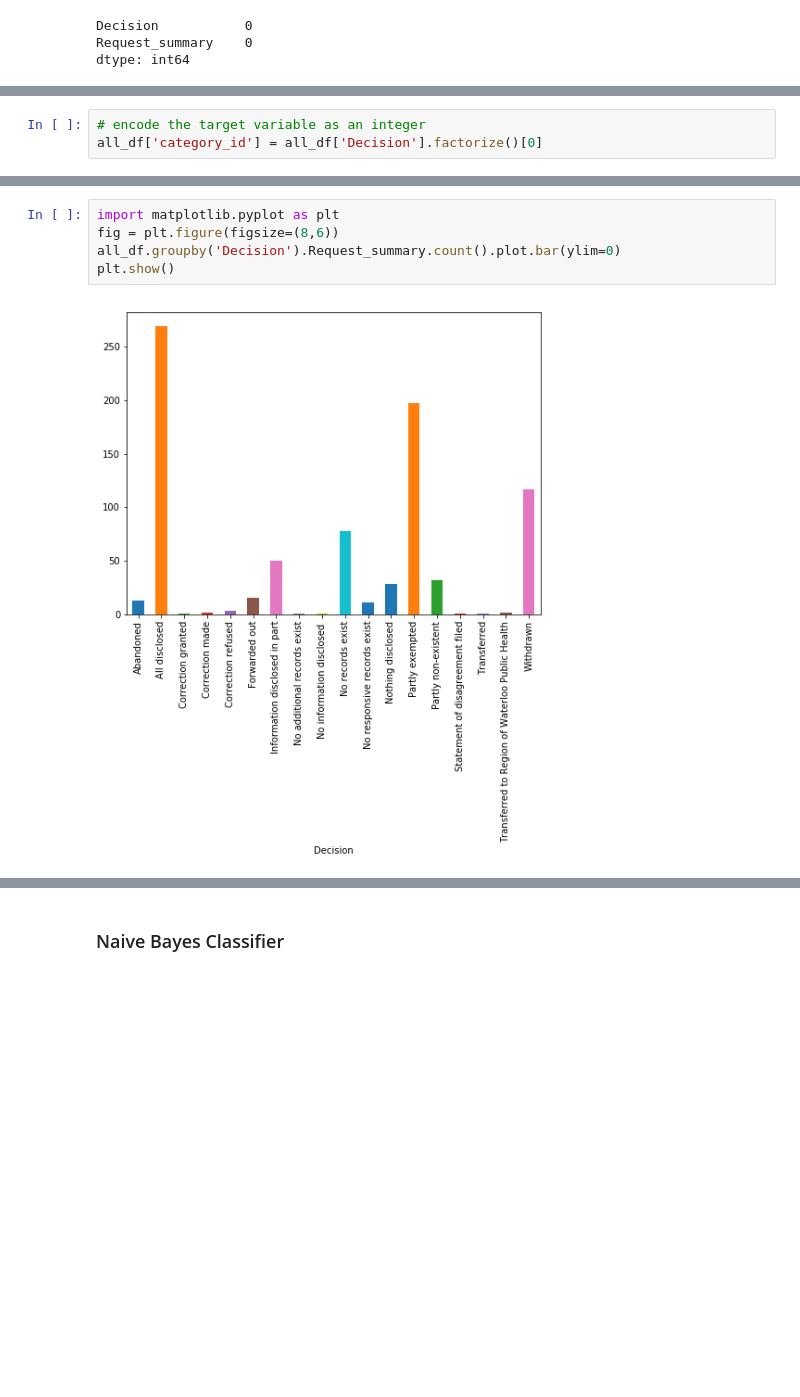
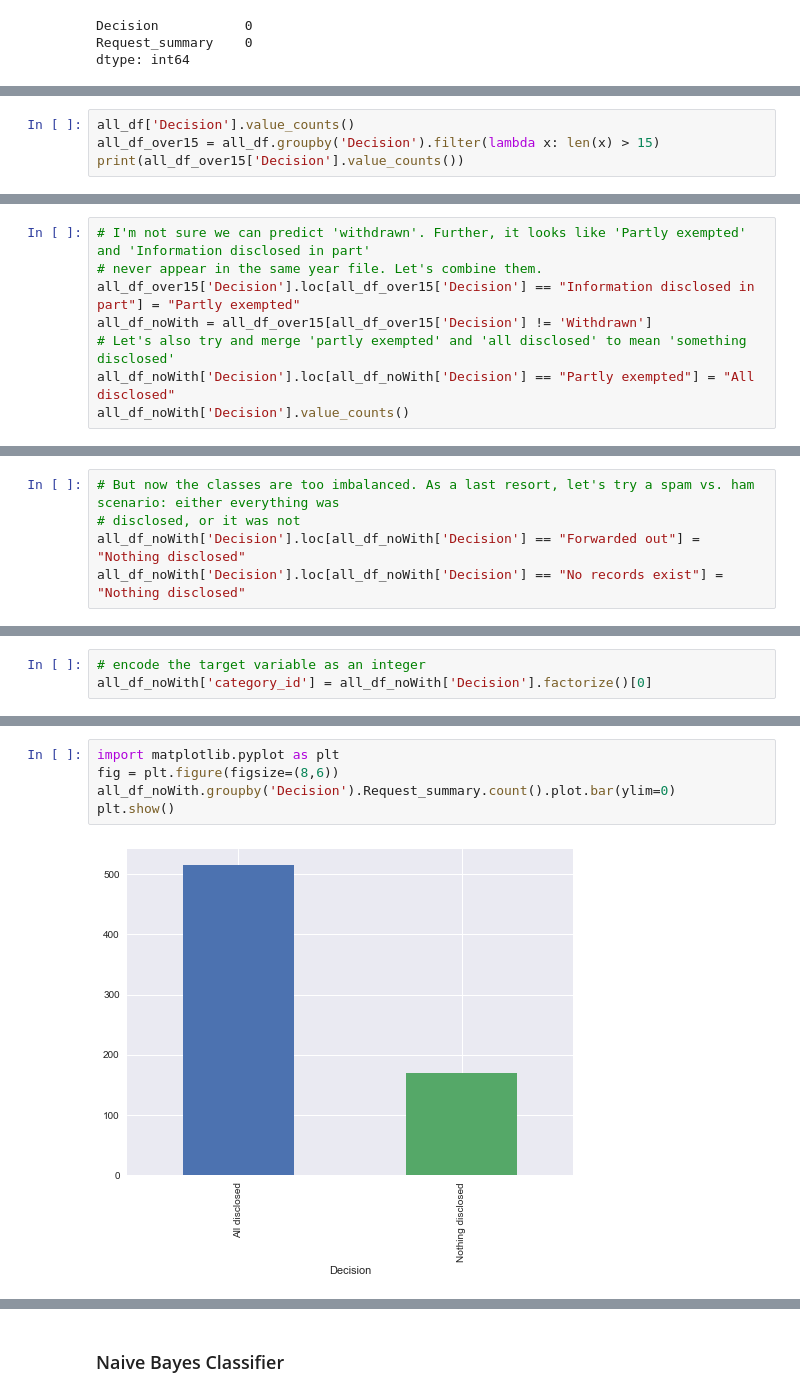
Before and after one commit to scjones5/foi-kw, a Jupyter notebook: Scott_FOI.ipynb, the cells around one changed output, grey strips where cells are left out. Cells and saved outputs as stored; diff of their text form; blank space fills up the shorter version.

Commit message:
Predictions with heavy decision merging

```diff
--- a/Scott_FOI.ipynb
+++ b/Scott_FOI.ipynb
@@ -214,0 +191,4 @@ Name: Decision, dtype: int64
+# %%
+all_df['Decision'].value_counts()
+all_df_over15 = all_df.groupby('Decision').filter(lambda x: len(x) > 15)
+print(all_df_over15['Decision'].value_counts())
@@ -214,0 +204,8 @@ Name: Decision, dtype: int64
+# %%
+# I'm not sure we can predict 'withdrawn'. Further, it looks like 'Partly exempted' and 'Information disclosed in part'
+# never appear in the same year file. Let's combine them.
+all_df_over15['Decision'].loc[all_df_over15['Decision'] == "Information disclosed in part"] = "Partly exempted"
+all_df_noWith = all_df_over15[all_df_over15['Decision'] != 'Withdrawn']
+# Let's also try and merge 'partly exempted' and 'all disclosed' to mean 'something disclosed'
+all_df_noWith['Decision'].loc[all_df_noWith['Decision'] == "Partly exempted"] = "All disclosed"
+all_df_noWith['Decision'].value_counts()
@@ -214,0 +222,5 @@ Name: Decision, dtype: int64
+# %%
+# But now the classes are too imbalanced. As a last resort, let's try a spam vs. ham scenario: either everything was
+# disclosed, or it was not
+all_df_noWith['Decision'].loc[all_df_noWith['Decision'] == "Forwarded out"] = "Nothing disclosed"
+all_df_noWith['Decision'].loc[all_df_noWith['Decision'] == "No records exist"] = "Nothing disclosed"
@@ -215,3 +236,3 @@ Name: Decision, dtype: int64
 # %%
 # encode the target variable as an integer
-all_df['category_id'] = all_df['Decision'].factorize()[0]
+all_df_noWith['category_id'] = all_df_noWith['Decision'].factorize()[0]
@@ -246,10 +269,10 @@ all_df.head()
 # %%
 import matplotlib.pyplot as plt
 fig = plt.figure(figsize=(8,6))
-all_df.groupby('Decision').Request_summary.count().plot.bar(ylim=0)
+all_df_noWith.groupby('Decision').Request_summary.count().plot.bar(ylim=0)
 plt.show()
 # %% [output]
-[figure, old version]
+[figure, new version]
 # %%
 from sklearn.feature_extraction.text import TfidfVectorizer
 
```
Also changed, not shown: parts of 23 cells of this notebook.
